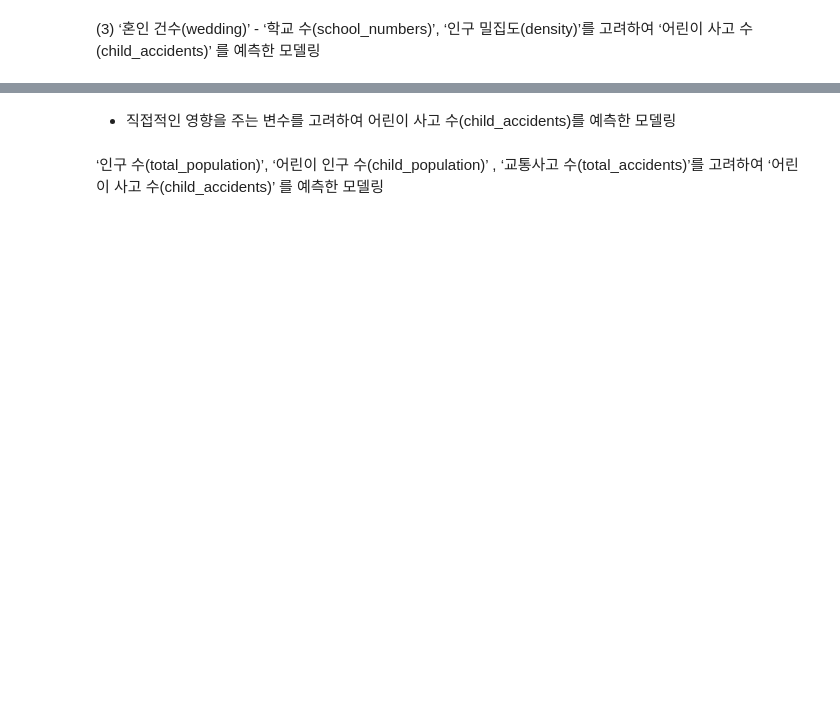
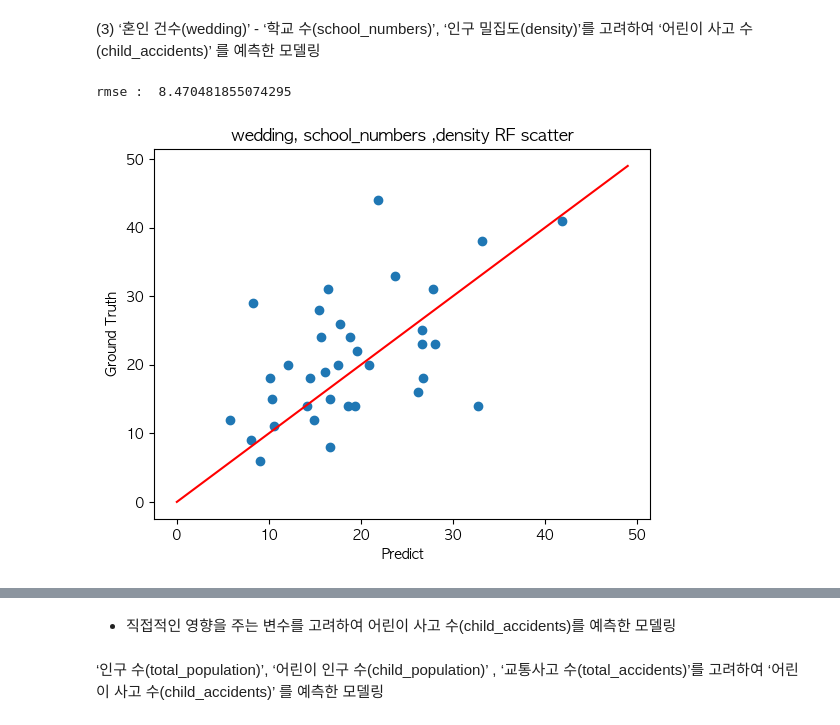
Before and after one commit to Nnnnuri/Analysis_Report, a Jupyter notebook: Project/report.ipynb, the cells around one changed output, grey strips where cells are left out. Saved outputs shown, nothing was run; the diff lists cells and outputs as text; code cells hidden in the pictures; blank space fills up the shorter version.

```diff
--- a/Project/report.ipynb
+++ b/Project/report.ipynb
@@ -360,2 +390,23 @@ plt.show()
 # %% [markdown]
 (3) ‘혼인 건수(wedding)’ - ‘학교 수(school_numbers)’, ‘인구 밀집도(density)’를 고려하여 ‘어린이 사고 수(child_accidents)’ 를 예측한 모델링
+# %%
+# 아래 변수들을 가지고 child_accident를 예측하는 모델 구축(인과관계)
+rf_model6 = RandomForestRegressor(n_estimators=100, random_state=42)
+select_col6 = ['wedding', 'school_numbers', 'density']
+
+# 모델학습
+rf_model6.fit(train.loc[:, select_col6], train['child_accidents'])
+predict6 = rf_model6.predict(test.loc[:, select_col6])
+# %%
+plt.title('wedding, school_numbers ,density RF scatter')
+plt.scatter(predict6, test['child_accidents'])
+plt.xlabel('Predict')
+plt.ylabel('Ground Truth')
+
+x = np.arange(0,50)
+y = x
+plt.plot(x,y,'r')
+print('rmse : ' ,root_mean_squared_error(predict6, test['child_accidents']))
+# %% [output]
+rmse :  8.470481855074295
+[figure, added]
```
Also changed, not shown: parts of 8 cells of this notebook.
